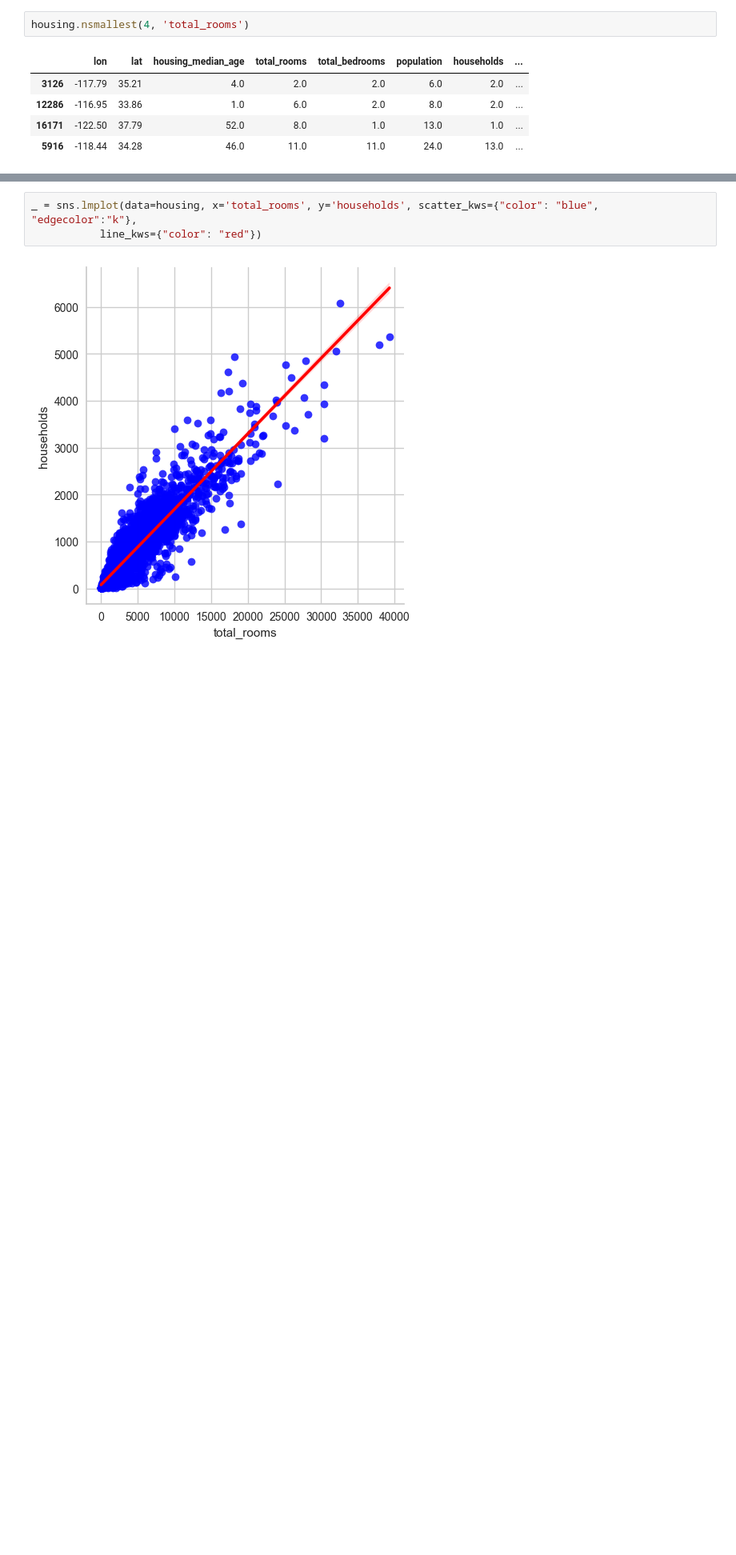
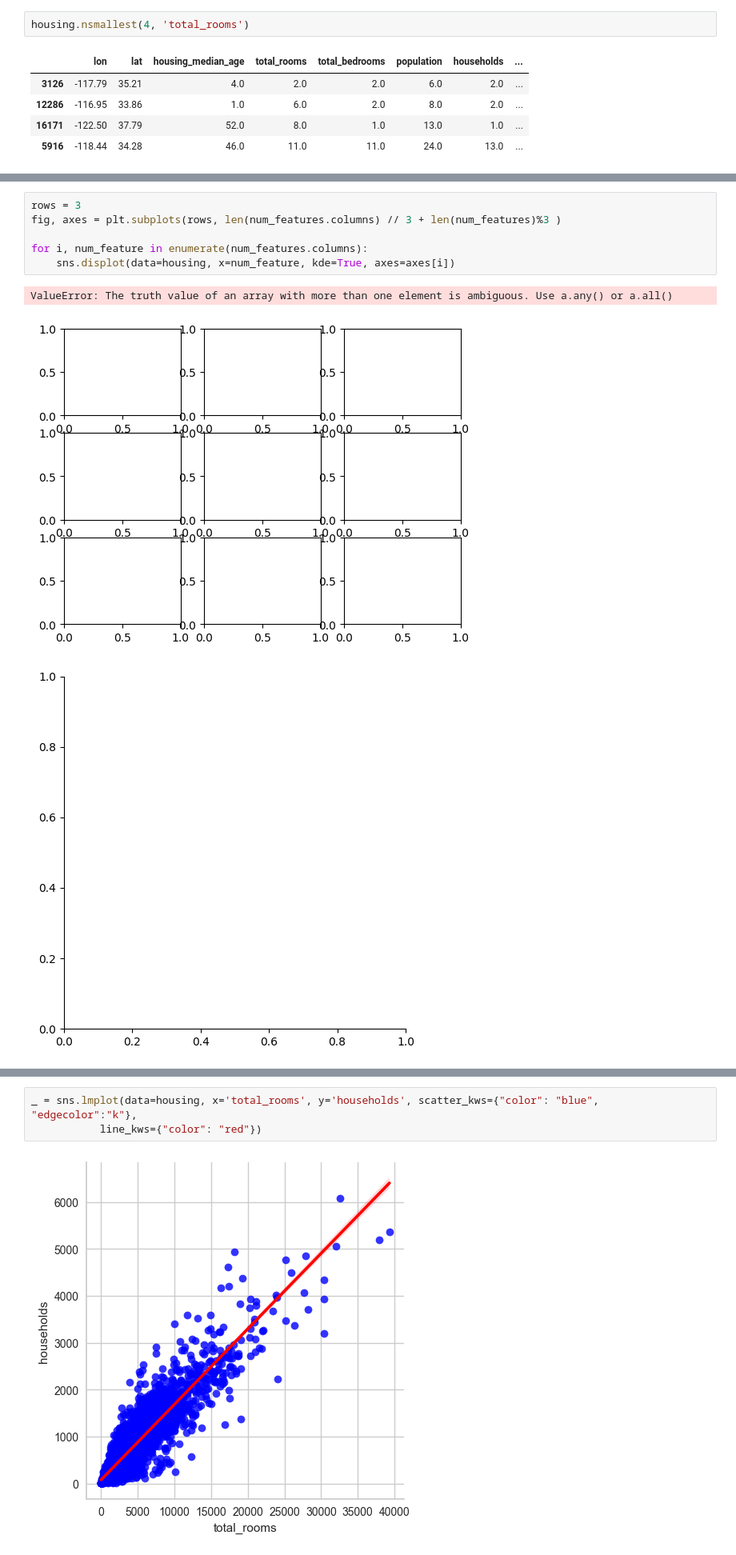
Before and after one commit to thepersonilike13/housing_prices_app, a Jupyter notebook: jupyter_notebooks/housing_prices_california.ipynb, the cells around one changed output, grey strips where cells are left out. Shown at 80% size. Saved outputs shown, nothing was run; the diff lists cells and outputs as text; blank space fills up the shorter version.

```diff
--- a/jupyter_notebooks/housing_prices_california.ipynb
+++ b/jupyter_notebooks/housing_prices_california.ipynb
@@ -249,0 +272,10 @@ Name: ocean_proximity, dtype: int64
+# %%
+rows = 3
+fig, axes = plt.subplots(rows, len(num_features.columns) // 3 + len(num_features)%3 )
+
+for i, num_feature in enumerate(num_features.columns):
+    sns.displot(data=housing, x=num_feature, kde=True, axes=axes[i])
+# %% [output]
+ValueError: The truth value of an array with more than one element is ambiguous. Use a.any() or a.all()
+[figure, added]
+[figure, added]
```
Also changed, not shown: parts of 22 cells of this notebook, 2 other files.
